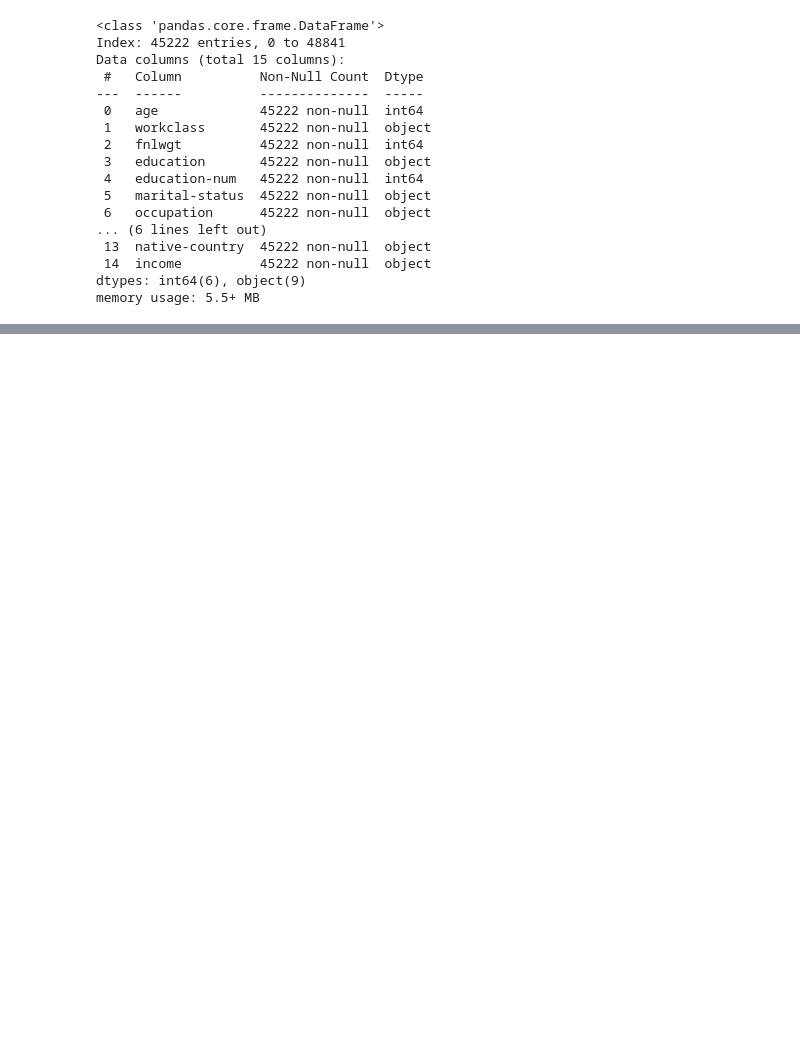
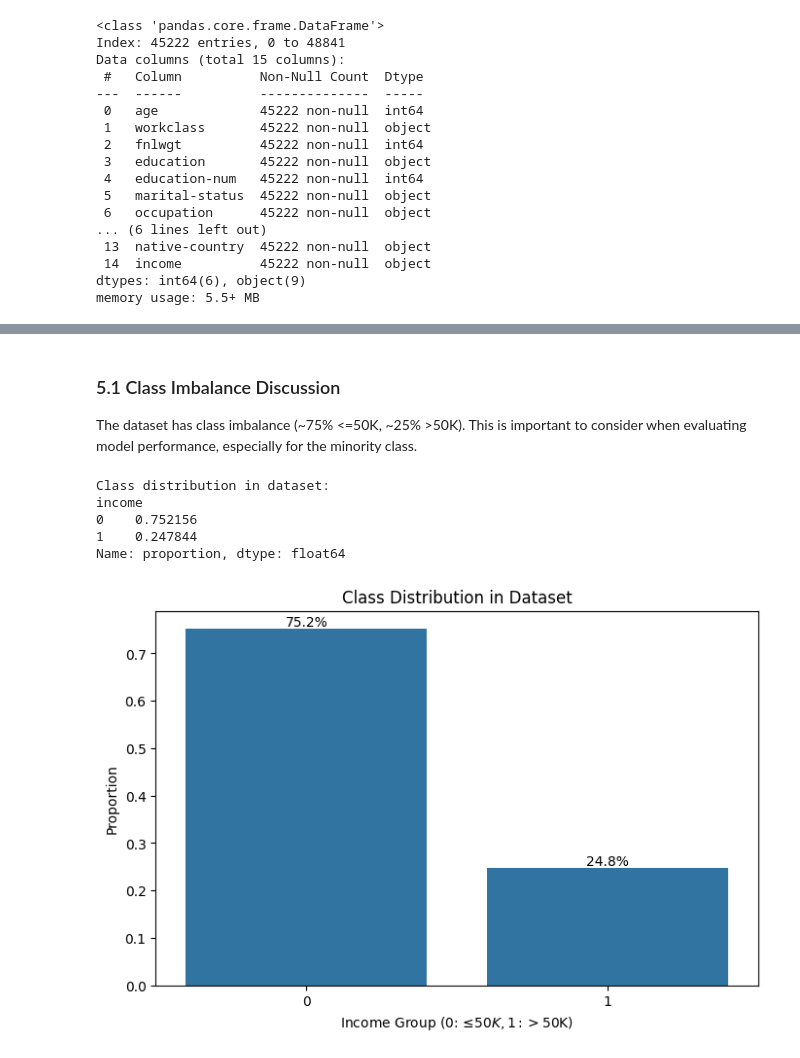
Before and after one commit to jcp-tech/Seneca_Class_Notes, a Jupyter notebook: Semester 1/AIG100 - Machine Learing/Project 3/Project 3 - AIG100 - Jonathan Chacko.ipynb, the cells around one changed output, grey strips where cells are left out. Saved outputs shown, nothing was run; the diff lists cells and outputs as text; code cells hidden in the pictures; blank space fills up the shorter version.

```diff
--- a/Semester 1/AIG100 - Machine Learing/Project 3/Project 3 - AIG100 - Jonathan Chacko.ipynb
+++ b/Semester 1/AIG100 - Machine Learing/Project 3/Project 3 - AIG100 - Jonathan Chacko.ipynb
@@ -201,0 +377,30 @@ X_train, X_test, y_train, y_test = train_test_split(X, y, test_size=0.2, random_
+# %% [markdown]
+### 5.1 Class Imbalance Discussion
+
+The dataset has class imbalance (~75% <=50K, ~25% >50K). This is important to consider when evaluating model performance, especially for the minority class.
+# %%
+# Check class distribution in the dataset
+class_distribution = y.value_counts(normalize=True)
+print(f"Class distribution in dataset:\n{class_distribution}")
+
+# Create a bar plot of the class distribution
+plt.figure(figsize=(8, 5))
+ax = sns.barplot(x=class_distribution.index, y=class_distribution.values)
+plt.title('Class Distribution in Dataset')
+plt.xlabel('Income Group (0: ≤$50K, 1: >$50K)')
+plt.ylabel('Proportion')
+
+# Add percentage labels on top of the bars
+for i, p in enumerate(ax.patches):
+    height = p.get_height()
+    ax.annotate(f'{height:.1%}', (p.get_x() + p.get_width() / 2, height),
+                ha='center', va='bottom')
+
+plt.show()
+# %% [output]
+Class distribution in dataset:
+income
+0    0.752156
+1    0.247844
+Name: proportion, dtype: float64
+[figure, added]
```
Also changed, not shown: parts of 32 cells of this notebook.
